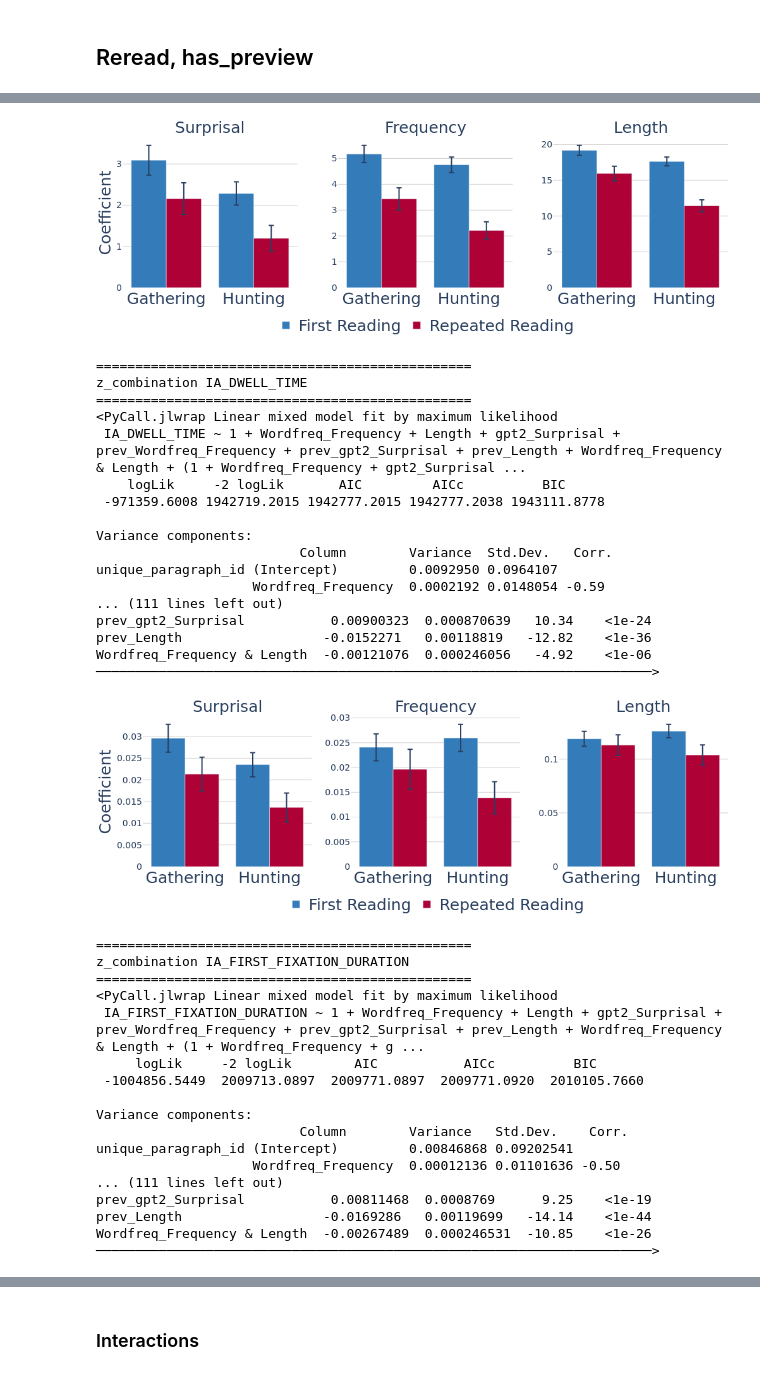
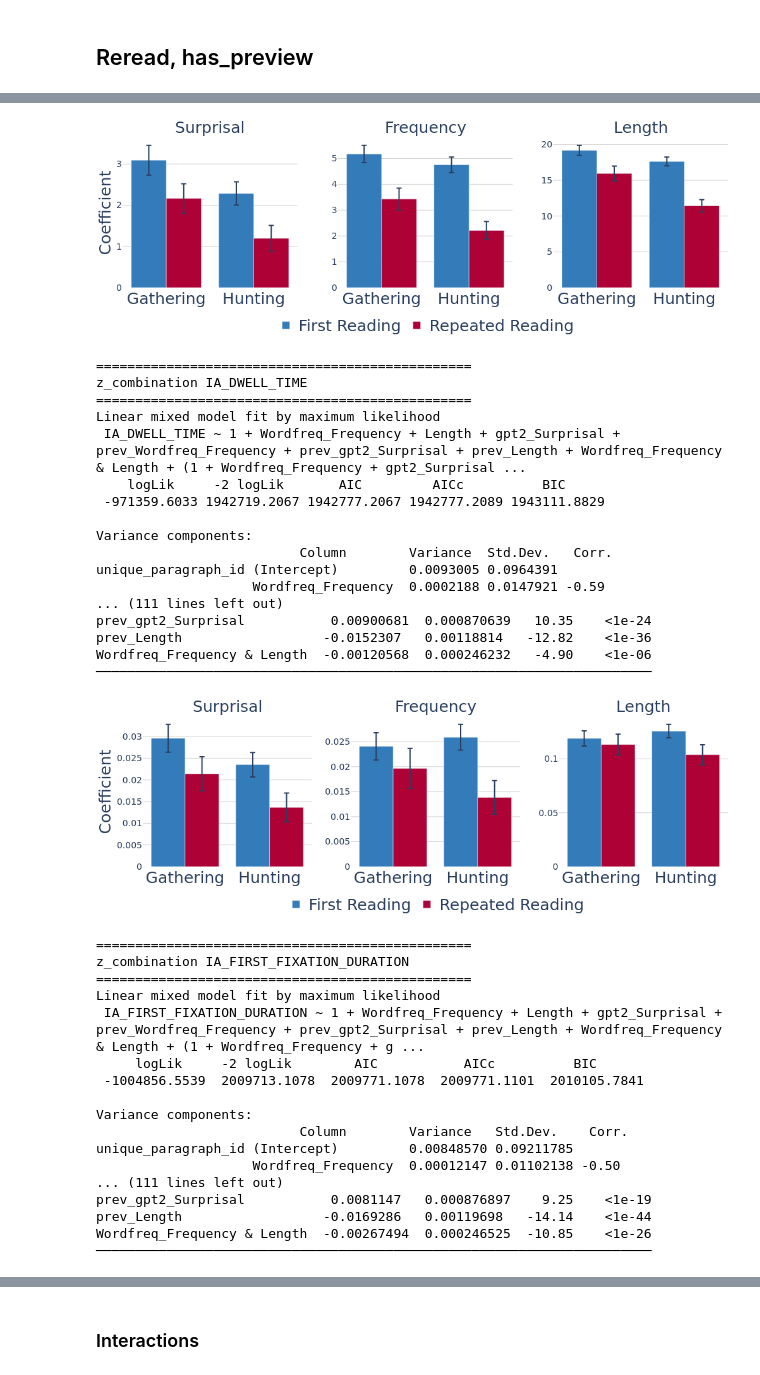
Before and after one commit to lacclab/Eye_Movements_in_Repeated_Reading, a Jupyter notebook: src/response_to_linguistic_word_properties.ipynb, the cells around one changed output, grey strips where cells are left out. Cells and saved outputs as stored; diff of their text form; code cells hidden in the pictures.

```diff
--- a/src/response_to_linguistic_word_properties.ipynb
+++ b/src/response_to_linguistic_word_properties.ipynb
@@ -3,29 +9,30 @@
 # %%
-import itertools
 import warnings
 
 import numpy as np
 import pandas as pd
 import plotly.graph_objects as go
 import plotly.subplots as sp
-from julia_linear_mm import Bernoulli, Normal, run_linear_mm
+from juliacall import Main as jl
+from onestop.linear_mm_utils.julia_linear_mm import run_linear_mm
 from plotly.subplots import make_subplots
-from constants import (
-    colors,
-    outcome_name_mapping,
-)
+
+from constants import IA_REPORT_PATH, colors, outcome_name_mapping
 from process_IA_rep_for_reread_analysis import (
     process_df_for_reread_analysis,
     upload,
 )
-from response_to_ling import config, coeff_diff_stat_test
-from tqdm import tqdm
+
+from response_to_ling import coeff_diff_stat_test, config
 
 warnings.filterwarnings("ignore")
-import plotly.graph_objects as go
+
+jl.seval("using MixedModels")
+Bernoulli = jl.seval("Bernoulli")
+Normal = jl.seval("Normal")
 # %%
 data = pd.read_csv(
-    "/data/home/shared/onestop/processed/ia_data_enriched_360_18042024.csv",
+    "../" + IA_REPORT_PATH,
     engine="pyarrow",
 )
 # remove all columns with _Surprisal in them except for gpt2_Surprisal and prev_gpt2_Surprisal
@@ -212,10 +175,7 @@ def upload_response_hp_rr_graph(fig, mode, outcome):
             f"{'sm_figures'}/{outcome + '_' if outcome != 'IA_DWELL_TIME' else ''}response_to_ling_reread_has_preview_Z_RT_wrt_posi.pdf",
         )
 # %%
-for mode in [
-    "standard",
-    "z_combination"
-]:
+for mode in ["standard", "z_combination"]:
     for outcome in [
         "IA_DWELL_TIME",
         "IA_FIRST_FIXATION_DURATION",
@@ -282,9 +242,7 @@ for mode in [
                     cfg.re_columns,
                     ling_featurse_formula,
                     model_res_var_name="j_model_mm",
-                    link_dist=Normal()
-                    if cfg.outcome_variable != "IA_SKIP"
-                    else Bernoulli(),
+                    link_dist=Normal(),
                     z_outcome=z_score_w_r_t_explanatory,
                     centralize_covariates=False,
                 )[0]
@@ -300,10 +258,10 @@ for mode in [
             )
             for i in range(len(evs)):
                 res[evs[i]] = res[cfg.explanatory_variable].apply(lambda x: x[i])
-            res = res.drop(columns=[cfg.explanatory_variable]) # type: ignore
+            res = res.drop(columns=[cfg.explanatory_variable])  # type: ignore
             # turn the numeric evs back to numeric if it's possible (is_numeric)
             for ev in evs:
-                res[ev] = pd.to_numeric(res[ev], errors="ignore") # type: ignore
+                res[ev] = pd.to_numeric(res[ev], errors="ignore")  # type: ignore
 
         # remove from res the interaction term
         res = res.query("Name != 'Wordfreq_Frequency & Length'")
@@ -367,39 +325,39 @@ Wordfreq_Frequency & Length  -0.230444   0.0253909   -9.08    <1e-18
 [figure]
 ================================================
 z_combination IA_DWELL_TIME
 ================================================
-<PyCall.jlwrap Linear mixed model fit by maximum likelihood
+Linear mixed model fit by maximum likelihood
  IA_DWELL_TIME ~ 1 + Wordfreq_Frequency + Length + gpt2_Surprisal + prev_Wordfreq_Frequency + prev_gpt2_Surprisal + prev_Length + Wordfreq_Frequency & Length + (1 + Wordfreq_Frequency + gpt2_Surprisal ...
     logLik     -2 logLik       AIC         AICc          BIC
- -971359.6008 1942719.2015 1942777.2015 1942777.2038 1943111.8778
+ -971359.6033 1942719.2067 1942777.2067 1942777.2089 1943111.8829
 
 Variance components:
                           Column        Variance  Std.Dev.   Corr.
-unique_paragraph_id (Intercept)         0.0092950 0.0964107
-                    Wordfreq_Frequency  0.0002192 0.0148054 -0.59
+unique_paragraph_id (Intercept)         0.0093005 0.0964391
+                    Wordfreq_Frequency  0.0002188 0.0147921 -0.59
 ... (111 lines left out)
-prev_gpt2_Surprisal           0.00900323  0.000870639   10.34    <1e-24
-prev_Length                  -0.0152271   0.00118819   -12.82    <1e-36
-Wordfreq_Frequency & Length  -0.00121076  0.000246056   -4.92    <1e-06
-───────────────────────────────────────────────────────────────────────>
+prev_gpt2_Surprisal           0.00900681  0.000870639   10.35    <1e-24
+prev_Length                  -0.0152307   0.00118814   -12.82    <1e-36
+Wordfreq_Frequency & Length  -0.00120568  0.000246232   -4.90    <1e-06
+───────────────────────────────────────────────────────────────────────
-[figure, old version]
+[figure, new version]
 ================================================
 z_combination IA_FIRST_FIXATION_DURATION
 ================================================
-<PyCall.jlwrap Linear mixed model fit by maximum likelihood
+Linear mixed model fit by maximum likelihood
  IA_FIRST_FIXATION_DURATION ~ 1 + Wordfreq_Frequency + Length + gpt2_Surprisal + prev_Wordfreq_Frequency + prev_gpt2_Surprisal + prev_Length + Wordfreq_Frequency & Length + (1 + Wordfreq_Frequency + g ...
      logLik     -2 logLik        AIC           AICc          BIC
- -1004856.5449  2009713.0897  2009771.0897  2009771.0920  2010105.7660
+ -1004856.5539  2009713.1078  2009771.1078  2009771.1101  2010105.7841
 
 Variance components:
                           Column        Variance   Std.Dev.    Corr.
-unique_paragraph_id (Intercept)         0.00846868 0.09202541
-                    Wordfreq_Frequency  0.00012136 0.01101636 -0.50
+unique_paragraph_id (Intercept)         0.00848570 0.09211785
+                    Wordfreq_Frequency  0.00012147 0.01102138 -0.50
 ... (111 lines left out)
-prev_gpt2_Surprisal           0.00811468  0.0008769      9.25    <1e-19
-prev_Length                  -0.0169286   0.00119699   -14.14    <1e-44
-Wordfreq_Frequency & Length  -0.00267489  0.000246531  -10.85    <1e-26
-───────────────────────────────────────────────────────────────────────>
+prev_gpt2_Surprisal           0.0081147   0.000876897    9.25    <1e-19
+prev_Length                  -0.0169286   0.00119698   -14.14    <1e-44
+Wordfreq_Frequency & Length  -0.00267494  0.000246525  -10.85    <1e-26
+───────────────────────────────────────────────────────────────────────
 [figure]
 ================================================
 z_combination IA_FIRST_RUN_DWELL_TIME
```
Also changed, not shown: parts of 28 cells of this notebook, 7 other files.
